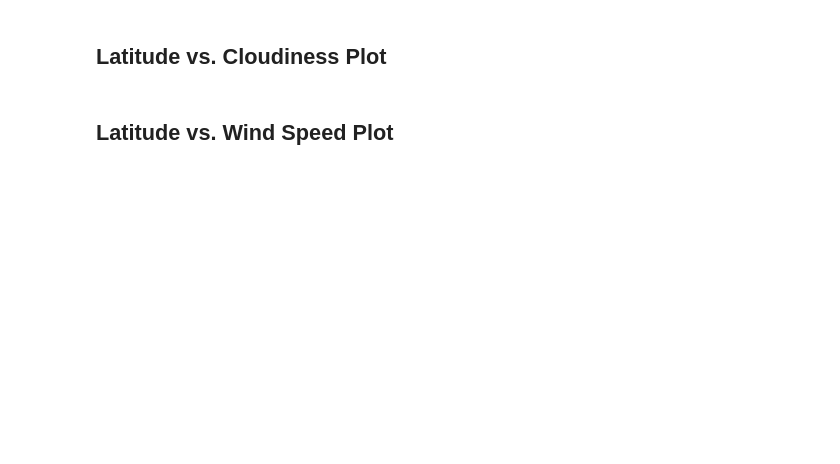
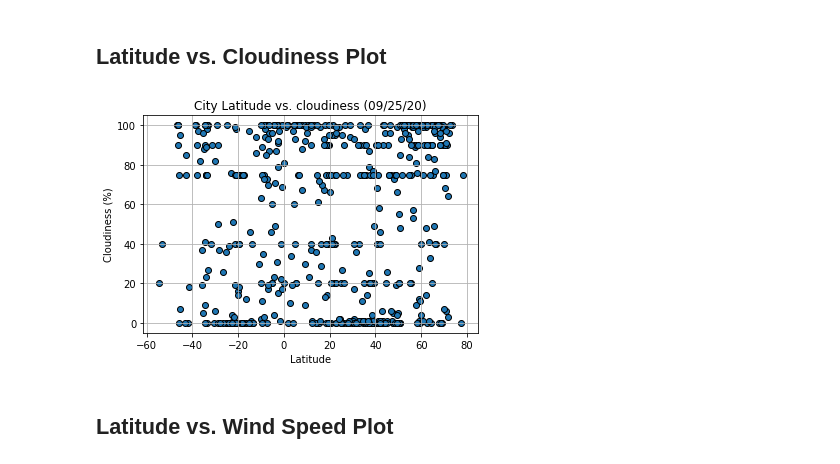
Before and after one commit to flopezjr/python-api-challenge, a Jupyter notebook: WeatherPy/WeatherPy-Copy2.ipynb, the cells around one changed output. Saved outputs shown, nothing was run; the diff lists cells and outputs as text; code cells hidden in the pictures; blank space fills up the shorter version.

```diff
--- a/WeatherPy/WeatherPy-Copy2.ipynb
+++ b/WeatherPy/WeatherPy-Copy2.ipynb
@@ -179,4 +185,17 @@ Skip this step if there are no cities that have humidity > 100%.
 # %% [markdown]
 ## Latitude vs. Cloudiness Plot
+# %%
+lat = city_df["lat"]
+cloudiness = city_df["cloudiness"]
+
+plt.title("City Latitude vs. cloudiness (09/25/20)")
+plt.scatter(lat, cloudiness, edgecolor="black")
+plt.xlabel("Latitude")
+plt.ylabel("Cloudiness (%)")
+plt.grid()
+plt.savefig("Images/cloudiness.png")
+plt.show()
+# %% [output]
+[figure, added]
 # %% [markdown]
 ## Latitude vs. Wind Speed Plot
```
Also changed, not shown: parts of 12 cells of this notebook, 5 other files.
